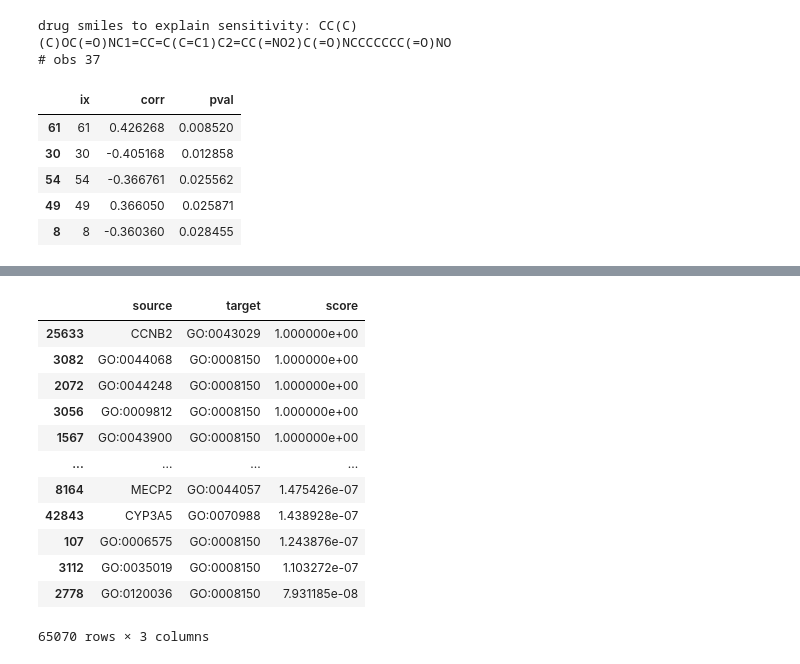
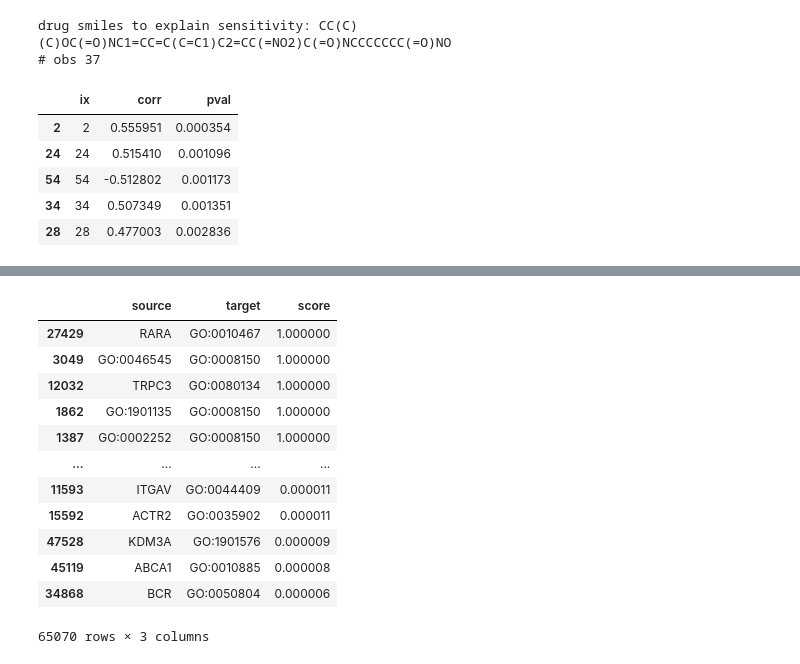
Before and after one commit to nathanieljevans/GSNN, a Jupyter notebook: docs/tutorials/09_drugcell_implementation.ipynb, the cells around one changed output, grey strips where cells are left out. Cells and saved outputs as stored; diff of their text form; code cells hidden in the pictures.

```diff
--- a/docs/tutorials/09_drugcell_implementation.ipynb
+++ b/docs/tutorials/09_drugcell_implementation.ipynb
@@ -147,9 +152,9 @@ class DrugCell(torch.nn.Module):
 gsnn_kwargs = {'edge_index_dict':data.edge_index_dict,
                'node_names_dict':data.node_names_dict,
                'channels':5,
-               'layers':4,
-               'dropout':0.05,
-               'share_layers':True,
+               'layers':5,
+               'dropout':0.1,
+               'share_layers':False,
                'add_function_self_edges':True,
                'norm':'batch',
                'init':'kaiming',
@@ -160,7 +165,7 @@ nn_kwargs = {'in_channels':1024,
              'hidden_channels':1024,
              'out_channels':64,
              'layers':2,
-             'dropout':0.05,
+             'dropout':0.1,
              'nonlin':torch.nn.ELU,
              'out':None,
              'norm':torch.nn.BatchNorm1d}
@@ -176,7 +181,7 @@ crit = torch.nn.MSELoss()
 best_loss = np.inf
 best_state_dict = None
 
-for epoch in range(25):
+for epoch in range(50):
 
     torch.cuda.empty_cache()
 
@@ -312,17 +317,17 @@ zy_corr_res = pd.DataFrame(zy_corr_res).sort_values('pval', ascending=True)
 zy_corr_res.head()
 # %% [output]
 |  | ix | corr | pval |
-| 61 | 61 | 0.426268 | 0.008520 |
-| 30 | 30 | -0.405168 | 0.012858 |
-| 54 | 54 | -0.366761 | 0.025562 |
-| 49 | 49 | 0.366050 | 0.025871 |
-| 8 | 8 | -0.360360 | 0.028455 |
+| 2 | 2 | 0.555951 | 0.000354 |
+| 24 | 24 | 0.515410 | 0.001096 |
+| 54 | 54 | -0.512802 | 0.001173 |
+| 34 | 34 | 0.507349 | 0.001351 |
+| 28 | 28 | 0.477003 | 0.002836 |
 # %%
 # use GSNNExplainer to identify the edges that are important for predicting a given target (cell representation)
 
 explainer = GSNNExplainer(gsnn, data, ignore_cuda=False, gumbel_softmax=True, hard=False, tau0=10, min_tau=0.5,
-                            prior=5, iters=3000, lr=1e-2, weight_decay=0,
-                                    beta=2e-2, verbose=True, optimizer=torch.optim.Adam, free_edges=0)
+                            prior=5, iters=2000, lr=1e-2, weight_decay=0, entropy=10,
+                                    beta=1e-3, verbose=True, optimizer=torch.optim.Adam, free_edges=0)
 
 res = explainer.explain(x_cell.to(device), targets=[zy_corr_res.ix.values[0]])
 
@@ -332,15 +337,15 @@ iter: 2999 | mse: 0.69933921 | r2: 0.724 | active edges: 65 / 65070 |||
 |  | source | target | score |
-| 25633 | CCNB2 | GO:0043029 | 1.000000e+00 |
-| 3082 | GO:0044068 | GO:0008150 | 1.000000e+00 |
-| 2072 | GO:0044248 | GO:0008150 | 1.000000e+00 |
-| 3056 | GO:0009812 | GO:0008150 | 1.000000e+00 |
-| 1567 | GO:0043900 | GO:0008150 | 1.000000e+00 |
+| 27429 | RARA | GO:0010467 | 1.000000 |
+| 3049 | GO:0046545 | GO:0008150 | 1.000000 |
+| 12032 | TRPC3 | GO:0080134 | 1.000000 |
+| 1862 | GO:1901135 | GO:0008150 | 1.000000 |
+| 1387 | GO:0002252 | GO:0008150 | 1.000000 |
 | ... | ... | ... | ... |
-| 8164 | MECP2 | GO:0044057 | 1.475426e-07 |
-| 42843 | CYP3A5 | GO:0070988 | 1.438928e-07 |
-| 107 | GO:0006575 | GO:0008150 | 1.243876e-07 |
-| 3112 | GO:0035019 | GO:0008150 | 1.103272e-07 |
-| 2778 | GO:0120036 | GO:0008150 | 7.931185e-08 |
+| 11593 | ITGAV | GO:0044409 | 0.000011 |
+| 15592 | ACTR2 | GO:0035902 | 0.000011 |
+| 47528 | KDM3A | GO:1901576 | 0.000009 |
+| 45119 | ABCA1 | GO:0010885 | 0.000008 |
+| 34868 | BCR | GO:0050804 | 0.000006 |
 65070 rows × 3 columns
 # %%
 plt.figure()
```
Also changed, not shown: parts of 8 cells of this notebook, 11 other files.
